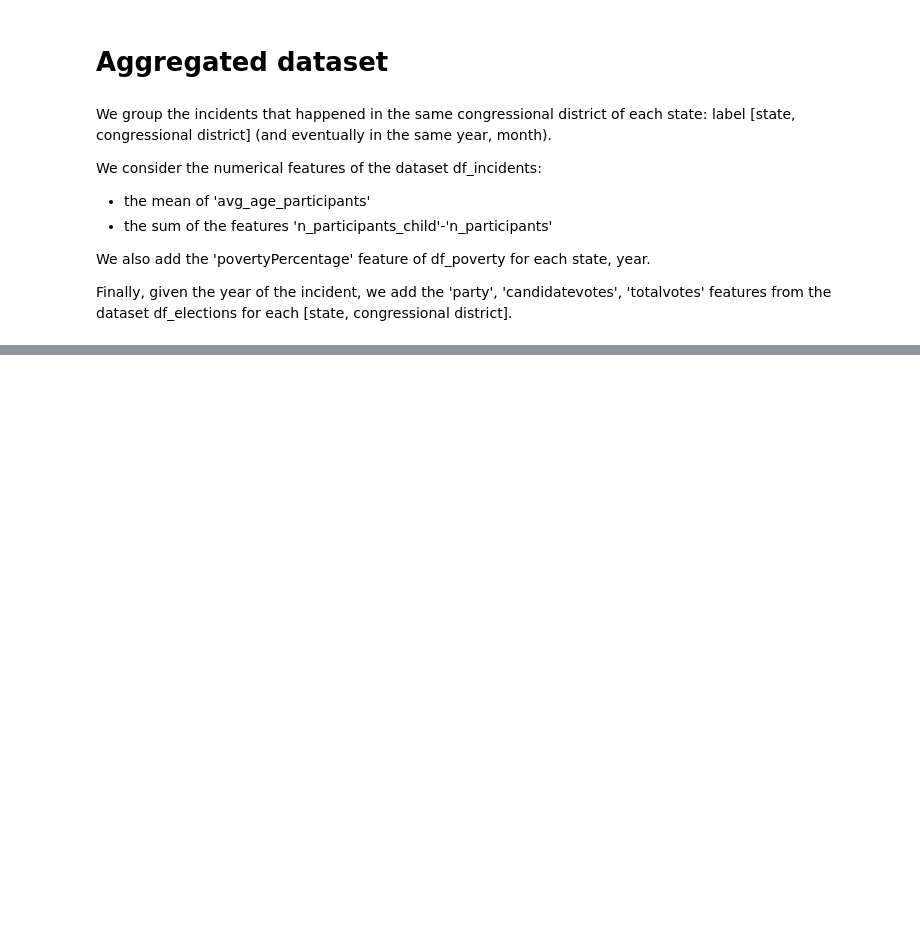
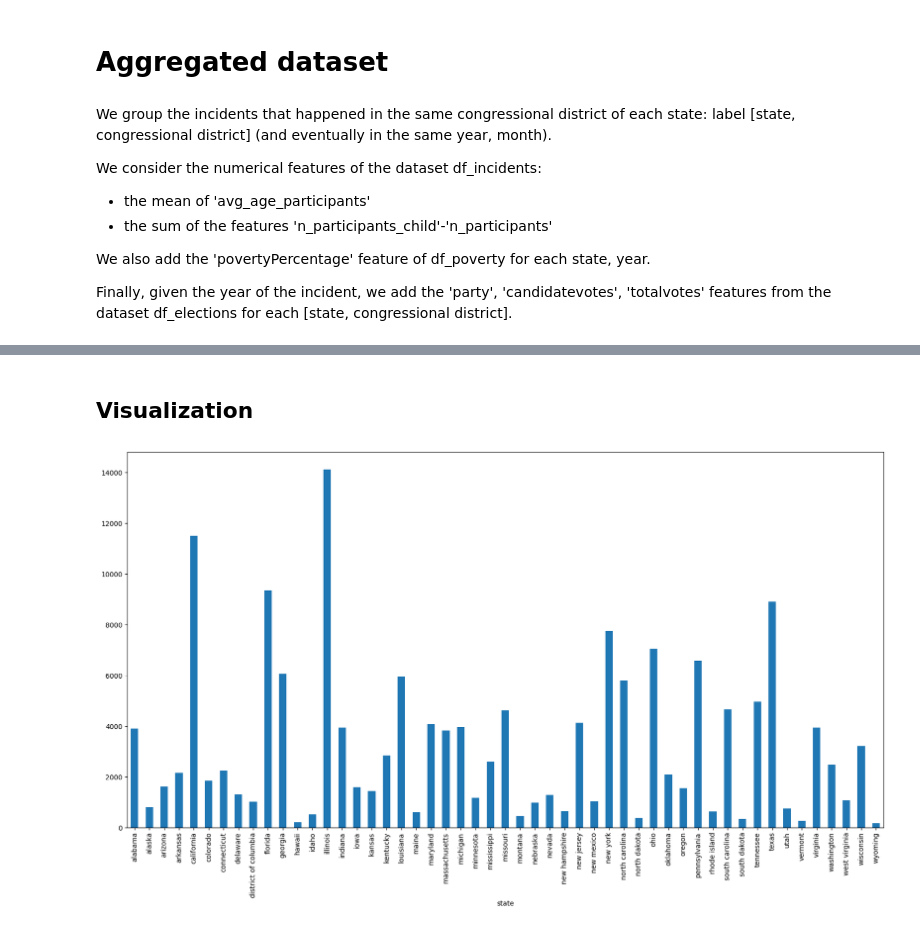
Before and after one commit to irenedovichi/DM-project, a Jupyter notebook: TASK 1/AggregatedDataset.ipynb, the cells around one changed output, grey strips where cells are left out. Saved outputs shown, nothing was run; the diff lists cells and outputs as text; code cells hidden in the pictures; blank space fills up the shorter version.

```diff
--- a/TASK 1/AggregatedDataset.ipynb
+++ b/TASK 1/AggregatedDataset.ipynb
@@ -85,0 +160,5 @@ df_incidents_agg = df_incidents_agg.apply(fill_with_previous_year, axis=1)
+# %%
+# count nan
+
+# drom unnamed column
+df_incidents_agg = df_incidents_agg.drop(columns=['Unnamed: 0_x', 'Unnamed: 0_y'])
@@ -85,0 +187,3 @@ df_incidents_agg = df_incidents_agg.apply(fill_with_previous_year, axis=1)
+# %%
+# drop year 2013
+df_incidents_agg = df_incidents_agg[df_incidents_agg['year']!=2013]
@@ -85,0 +213,8 @@ df_incidents_agg = df_incidents_agg.apply(fill_with_previous_year, axis=1)
+# %% [markdown]
+## Visualization
+# %%
+# bar graph of the number of incidents per state
+df_incidents_agg.groupby('state')['n_incidents'].sum().plot.bar(figsize=(20,10))
+plt.show()
+# %% [output]
+[figure, added]
```
Also changed, not shown: parts of 28 cells of this notebook, 5 other files.
